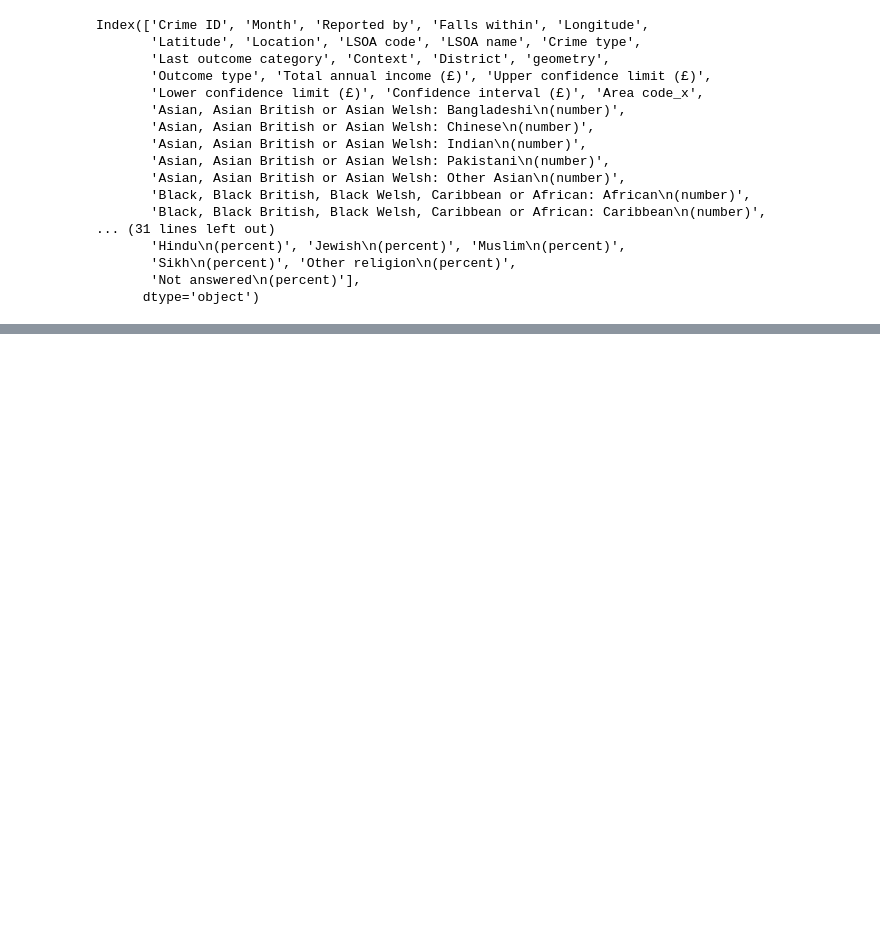
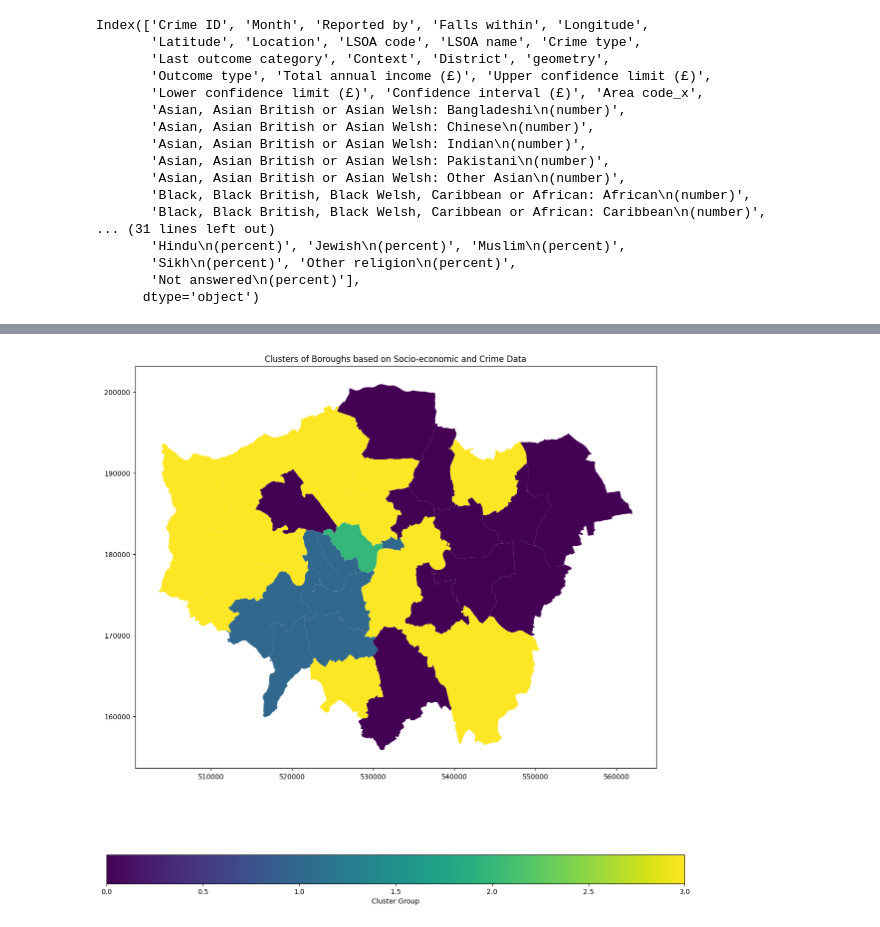
Before and after one commit to HNagouda/JBG050-DC2-Grp21, a Jupyter notebook: src/exploration/kmeans_clustering.ipynb, the cells around one changed output, grey strips where cells are left out. Drawn from its saved outputs; the diff is of its cells as text; code cells hidden in the pictures; blank space fills up the shorter version.

```diff
--- a/src/exploration/kmeans_clustering.ipynb
+++ b/src/exploration/kmeans_clustering.ipynb
@@ -185,0 +249,12 @@ Index(['Crime ID', 'Month', 'Reported by', 'Falls within', 'Longitude',
+# %%
+boroughs_df = boroughs_df[['District', 'geometry']]
+boroughs_with_clusters = boroughs_df.merge(crime_religion_df[['District', 'Cluster']].drop_duplicates(), on='District', how='left')
+import matplotlib.pyplot as plt
+
+fig, ax = plt.subplots(1, 1, figsize=(15, 15))
+boroughs_with_clusters.plot(column='Cluster', ax=ax, legend=True, cmap='viridis',
+                            legend_kwds={'label': "Cluster Group", 'orientation': "horizontal"})
+plt.title('Clusters of Boroughs based on Socio-economic and Crime Data')
+plt.show()
+# %% [output]
+[figure, added]
```
Also changed, not shown: parts of 14 cells of this notebook.
